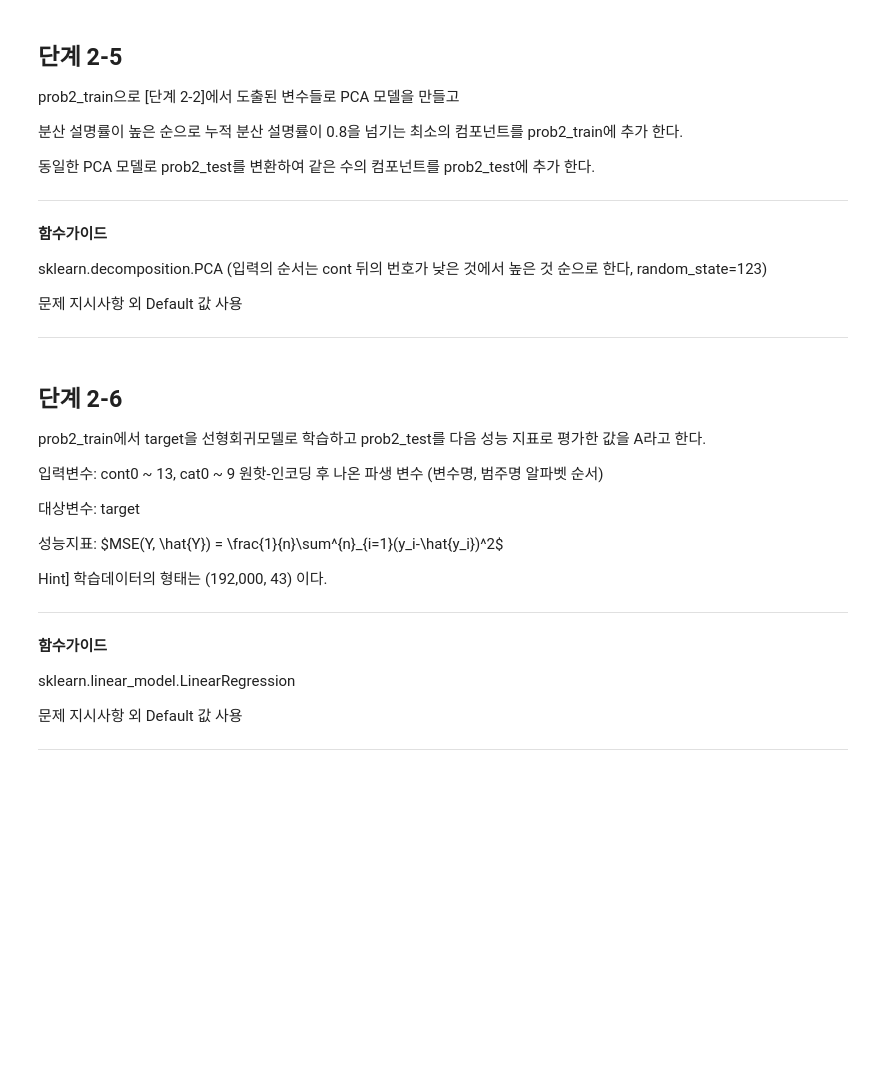
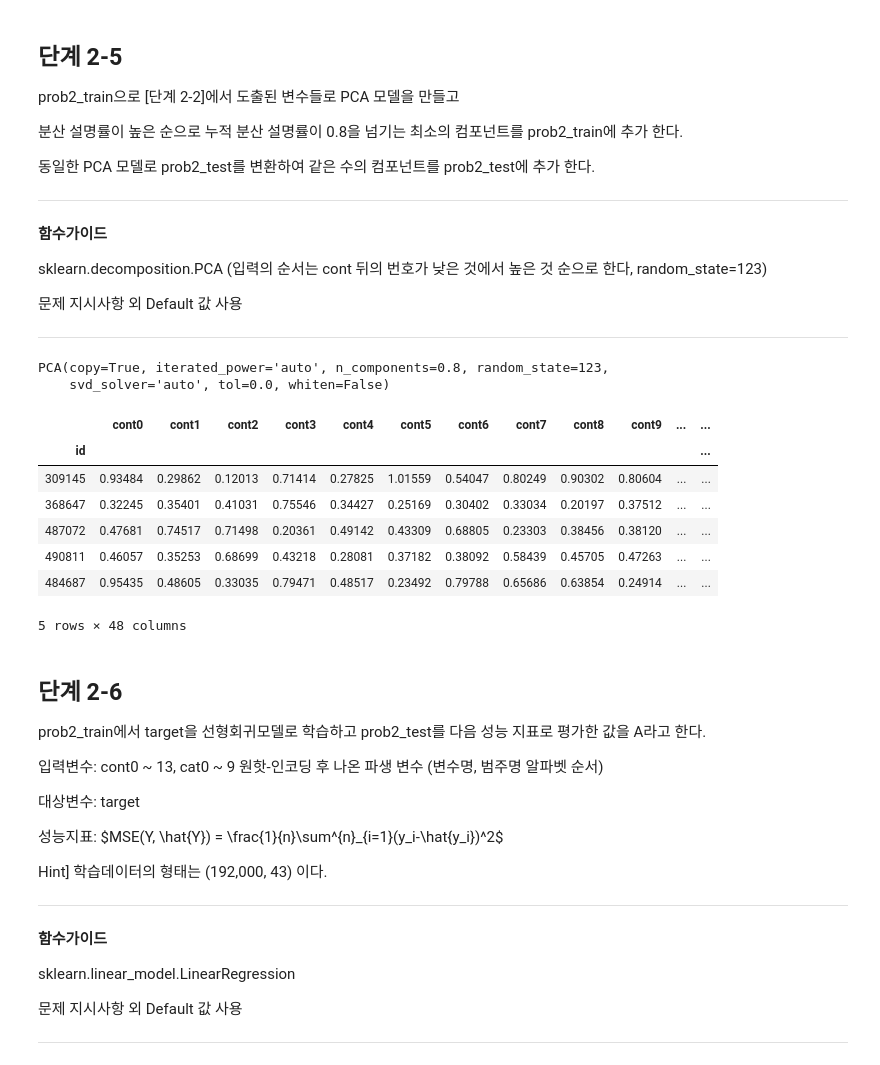
Before and after one commit to dowonjj/DS_lv3_2504_2, a Jupyter notebook: sec_ds_lv3_prob2_prob.ipynb, the cells around one changed output. Drawn from its saved outputs; the diff is of its cells as text; code cells hidden in the pictures; blank space fills up the shorter version.

```diff
--- a/sec_ds_lv3_prob2_prob.ipynb
+++ b/sec_ds_lv3_prob2_prob.ipynb
@@ -788,6 +854,9 @@ sklearn.model_selection.train_test_split, random_state=123
 문제 지시사항 외 Default 값 사용
 
 ---
+# %%
+from sklearn.model_selection import train_test_split
+df_prob2_train, df_prob2_test = train_test_split(df_prob2, train_size = 0.8, random_state=123)
 # %% [markdown]
 ## 단계 2-5
 
@@ -805,6 +874,32 @@ sklearn.decomposition.PCA (입력의 순서는 cont 뒤의 번호가 낮은 것
 문제 지시사항 외 Default 값 사용
 
 ----
+# %%
+from sklearn.decomposition import PCA
+pca = PCA(n_components = 0.8, random_state=123)
+pca.fit(df_prob2_train[X_corr]) # pca.explained_variance_ratio_.cumsum()
+# %% [output]
+PCA(copy=True, iterated_power='auto', n_components=0.8, random_state=123,
+    svd_solver='auto', tol=0.0, whiten=False)
+# %%
+X_comp = ['pca_{}'.format(i) for i in range(pca.n_components_)]
+df_prob2_train = df_prob2_train.join(
+    pd.DataFrame(pca.transform(df_prob2_train[X_corr]), index = df_prob2_train.index, columns = X_comp)
+)
+display(df_prob2_train.head())
+df_prob2_test = df_prob2_test.join(
+    pd.DataFrame(pca.transform(df_prob2_test[X_corr]), index = df_prob2_test.index, columns = X_comp)
+)
+df_prob2_test.head()
+# %% [output]
+|  | cont0 | cont1 | cont2 | cont3 | cont4 | cont5 | cont6 | cont7 | cont8 | cont9 | ... | ... |
+| id |  |  |  |  |  |  |  |  |  |  |  | ... |
+| 309145 | 0.93484 | 0.29862 | 0.12013 | 0.71414 | 0.27825 | 1.01559 | 0.54047 | 0.80249 | 0.90302 | 0.80604 | ... | ... |
+| 368647 | 0.32245 | 0.35401 | 0.41031 | 0.75546 | 0.34427 | 0.25169 | 0.30402 | 0.33034 | 0.20197 | 0.37512 | ... | ... |
+| 487072 | 0.47681 | 0.74517 | 0.71498 | 0.20361 | 0.49142 | 0.43309 | 0.68805 | 0.23303 | 0.38456 | 0.38120 | ... | ... |
+| 490811 | 0.46057 | 0.35253 | 0.68699 | 0.43218 | 0.28081 | 0.37182 | 0.38092 | 0.58439 | 0.45705 | 0.47263 | ... | ... |
+| 484687 | 0.95435 | 0.48605 | 0.33035 | 0.79471 | 0.48517 | 0.23492 | 0.79788 | 0.65686 | 0.63854 | 0.24914 | ... | ... |
+5 rows × 48 columns
 # %% [markdown]
 ## 단계 2-6
 
```
Also changed, not shown: parts of 69 cells of this notebook.
